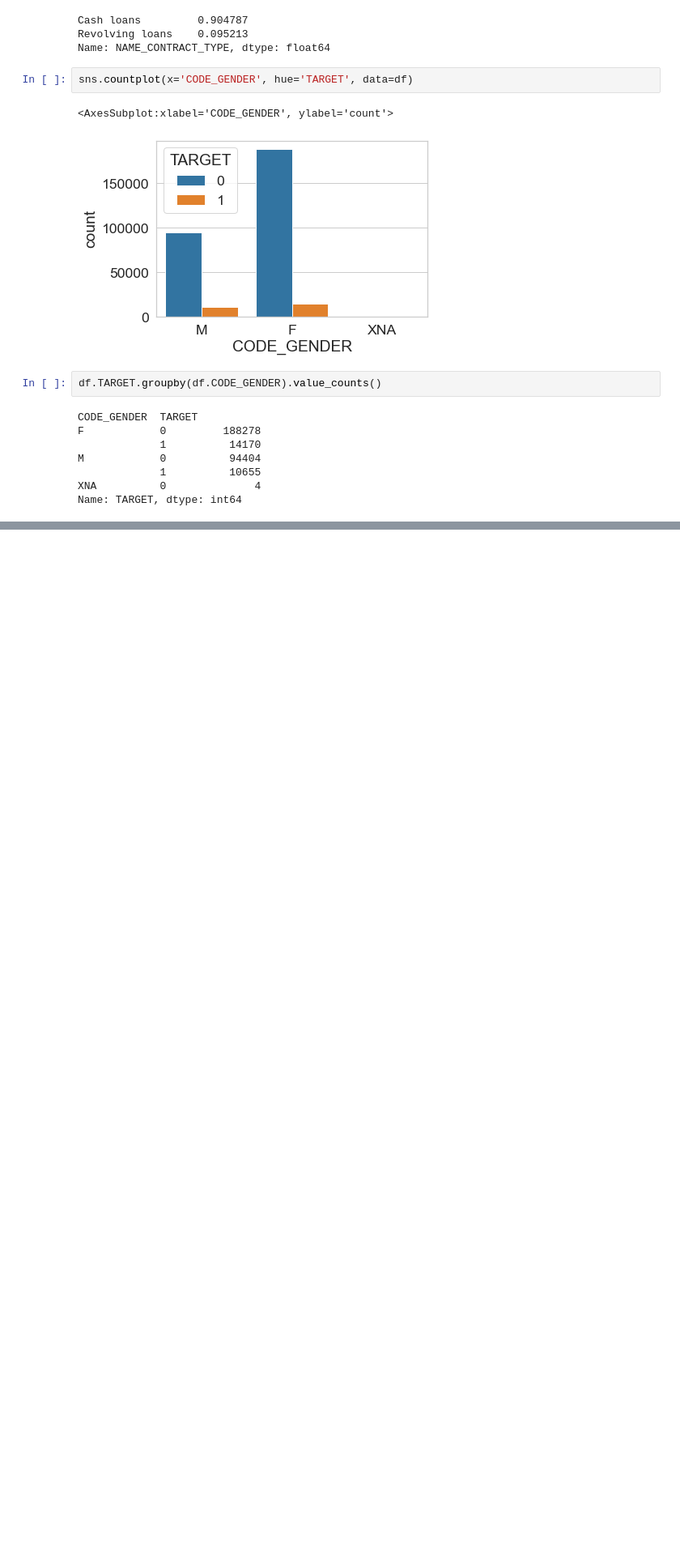
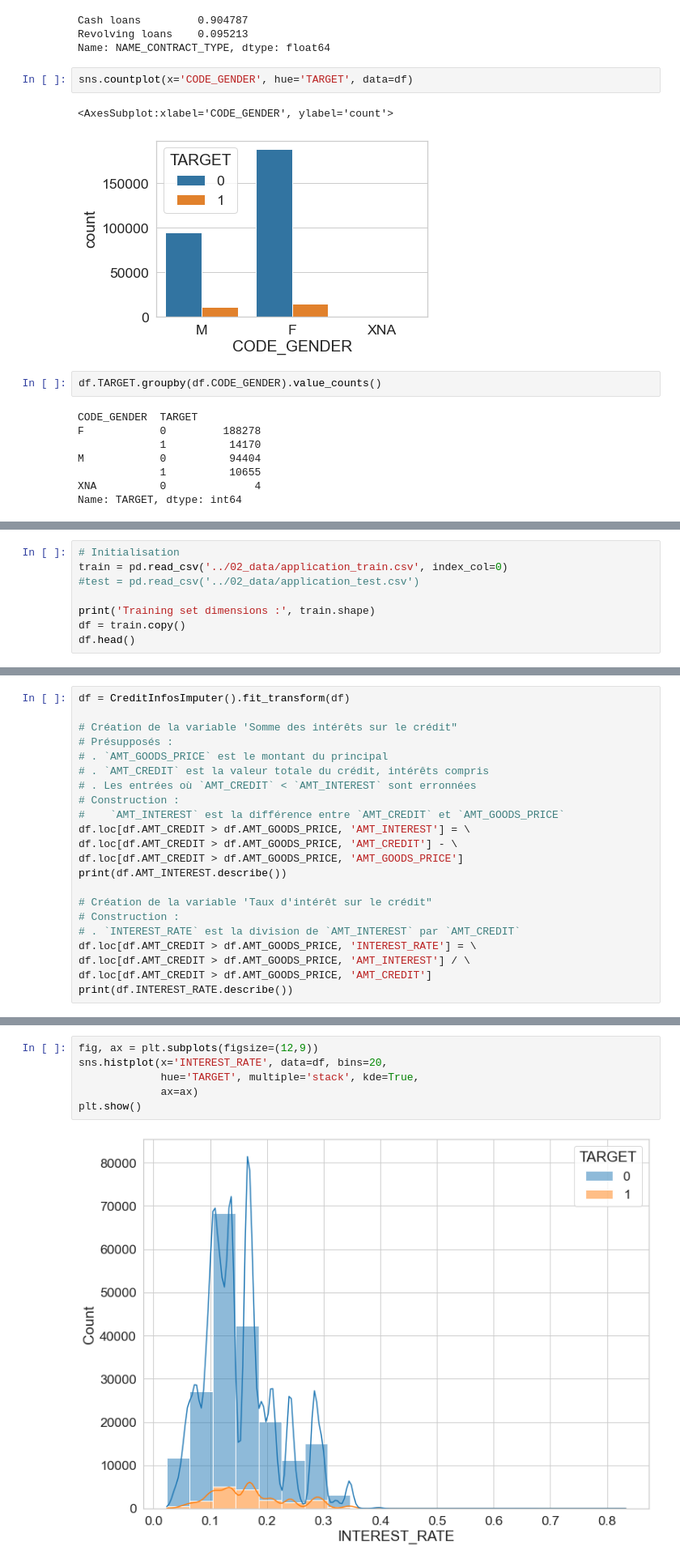
Before and after one commit to gitadum/credit_risk_rating, a Jupyter notebook: 00_notebooks/02_Exploration.ipynb, the cells around one changed output, grey strips where cells are left out. Shown at 81% size. Drawn from its saved outputs; the diff is of its cells as text; blank space fills up the shorter version.

Commit message:
exploration de nouvelles variables

```diff
--- a/00_notebooks/02_Exploration.ipynb
+++ b/00_notebooks/02_Exploration.ipynb
@@ -802,0 +817,8 @@ Name: TARGET, dtype: int64
+# %%
+# Initialisation
+train = pd.read_csv('../02_data/application_train.csv', index_col=0)
+#test = pd.read_csv('../02_data/application_test.csv')
+
+print('Training set dimensions :', train.shape)
+df = train.copy()
+df.head()
@@ -802,0 +837,22 @@ Name: TARGET, dtype: int64
+# %%
+df = CreditInfosImputer().fit_transform(df)
+
+# Création de la variable 'Somme des intérêts sur le crédit"
+# Présupposés :
+# . `AMT_GOODS_PRICE` est le montant du principal
+# . `AMT_CREDIT` est la valeur totale du crédit, intérêts compris
+# . Les entrées où `AMT_CREDIT` < `AMT_INTEREST` sont erronnées
+# Construction :
+#    `AMT_INTEREST` est la différence entre `AMT_CREDIT` et `AMT_GOODS_PRICE`
+df.loc[df.AMT_CREDIT > df.AMT_GOODS_PRICE, 'AMT_INTEREST'] = \
+df.loc[df.AMT_CREDIT > df.AMT_GOODS_PRICE, 'AMT_CREDIT'] - \
+df.loc[df.AMT_CREDIT > df.AMT_GOODS_PRICE, 'AMT_GOODS_PRICE']
+print(df.AMT_INTEREST.describe())
+
+# Création de la variable 'Taux d'intérêt sur le crédit"
+# Construction :
+# . `INTEREST_RATE` est la division de `AMT_INTEREST` par `AMT_CREDIT`
+df.loc[df.AMT_CREDIT > df.AMT_GOODS_PRICE, 'INTEREST_RATE'] = \
+df.loc[df.AMT_CREDIT > df.AMT_GOODS_PRICE, 'AMT_INTEREST'] / \
+df.loc[df.AMT_CREDIT > df.AMT_GOODS_PRICE, 'AMT_CREDIT']
+print(df.INTEREST_RATE.describe())
@@ -802,0 +878,8 @@ Name: TARGET, dtype: int64
+# %%
+fig, ax = plt.subplots(figsize=(12,9))
+sns.histplot(x='INTEREST_RATE', data=df, bins=20,
+             hue='TARGET', multiple='stack', kde=True,
+             ax=ax)
+plt.show()
+# %% [output]
+[figure, added]
```
Also changed, not shown: parts of 16 cells of this notebook.
